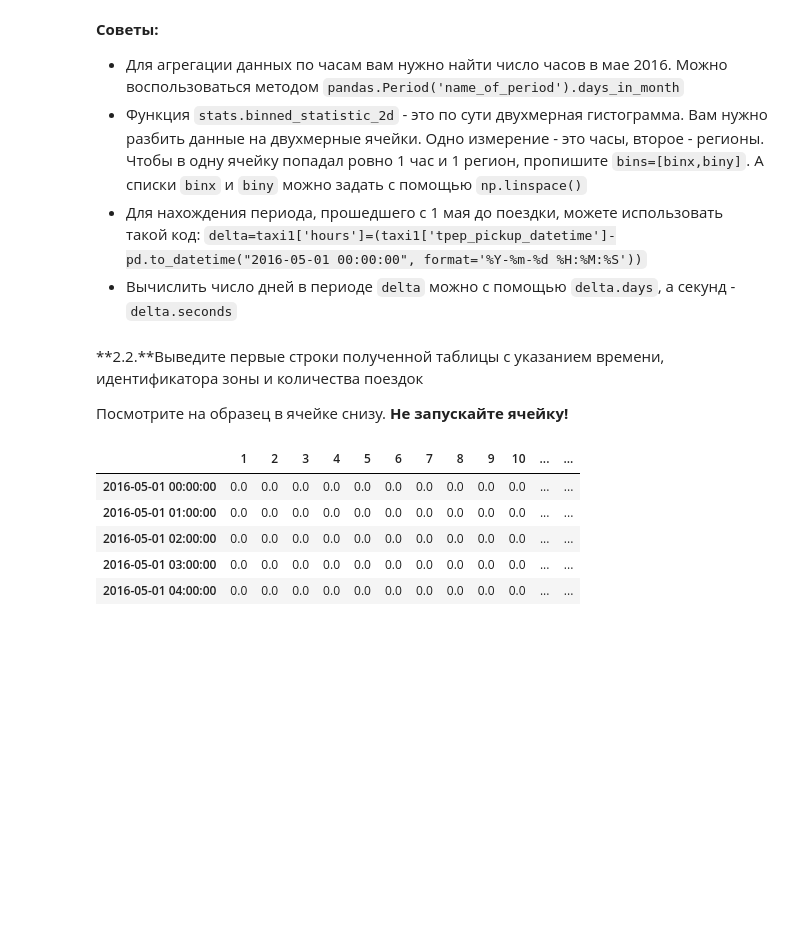
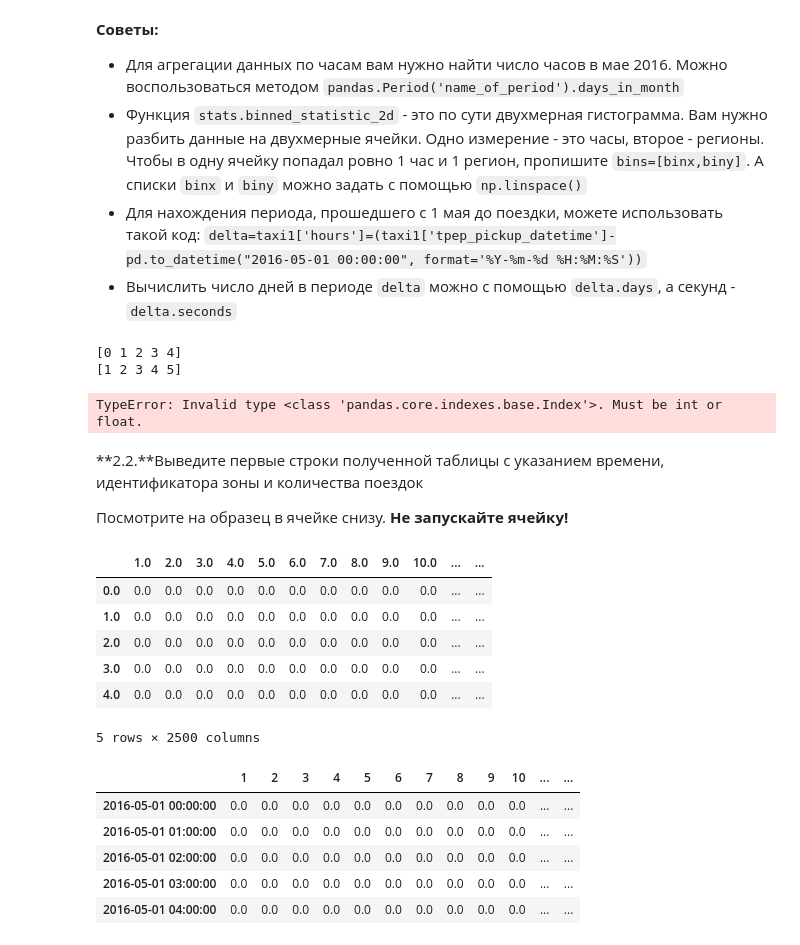
Before and after one commit to zernovga/TSA_Yellow_Cab, a Jupyter notebook: Желтое такси_class.ipynb, the cells around one changed output. Cells and saved outputs as stored; diff of their text form; code cells hidden in the pictures; blank space fills up the shorter version.

```diff
--- a/Желтое такси_class.ipynb
+++ b/Желтое такси_class.ipynb
@@ -245,10 +237,43 @@ taxi_clean.head()
 - Вычислить число дней в периоде `delta`  можно с помощью `delta.days`, а секунд - `delta.seconds`
 # %%
 # Ваш код
+n_hours = pd.Period('2016-05-15').days_in_month * 24
+hours = np.linspace(0, n_hours+1, n_hours+2).astype(int)
+regions = np.linspace(1, 2501, 2501).astype(int)
+
+print(hours[:5])
+print(regions[:5])
+
+zero_date = pd.to_datetime("2016-05-01 00:00:00", format='%Y-%m-%d %H:%M:%S')
+# %% [output]
+[0 1 2 3 4]
+[1 2 3 4 5]
+# %%
+taxi_clean['hours'] = taxi_clean.progress_apply(lambda row: (row['tpep_pickup_datetime'] - zero_date).seconds // 360, axis=1)
+# %%
+binned = stats.binned_statistic_2d(taxi_clean['hours'].values,
+                          taxi_clean['region'].values,
+                          None, 'count',
+                          bins=[hours, regions])
+taxi_binned = pd.DataFrame(binned.statistic, binned.x_edge[:-1], binned.y_edge[:-1])
+taxi_binned['time'] = taxi_clean.progress_apply(lambda row: (zero_date + pd.Timedelta(hours=row.index)), axis=1)
+taxi_binned.head()
+# %% [output]
+TypeError: Invalid type <class 'pandas.core.indexes.base.Index'>. Must be int or float.
 # %% [markdown]
 **2.2.**Выведите первые строки полученной таблицы с указанием времени, идентификатора зоны и количества поездок
 
 Посмотрите на образец в ячейке снизу. **Не запускайте ячейку!**
+# %%
+pd.DataFrame(taxi_binned).head()
+# %% [output]
+|  | 1.0 | 2.0 | 3.0 | 4.0 | 5.0 | 6.0 | 7.0 | 8.0 | 9.0 | 10.0 | ... | ... |
+| 0.0 | 0.0 | 0.0 | 0.0 | 0.0 | 0.0 | 0.0 | 0.0 | 0.0 | 0.0 | 0.0 | ... | ... |
+| 1.0 | 0.0 | 0.0 | 0.0 | 0.0 | 0.0 | 0.0 | 0.0 | 0.0 | 0.0 | 0.0 | ... | ... |
+| 2.0 | 0.0 | 0.0 | 0.0 | 0.0 | 0.0 | 0.0 | 0.0 | 0.0 | 0.0 | 0.0 | ... | ... |
+| 3.0 | 0.0 | 0.0 | 0.0 | 0.0 | 0.0 | 0.0 | 0.0 | 0.0 | 0.0 | 0.0 | ... | ... |
+| 4.0 | 0.0 | 0.0 | 0.0 | 0.0 | 0.0 | 0.0 | 0.0 | 0.0 | 0.0 | 0.0 | ... | ... |
+5 rows × 2500 columns
 # %%
 # Не запускайте ячейку! Здесь образец того, как должен выглядеть датасет
 df.head()
```
Also changed, not shown: parts of 1 cell of this notebook.
